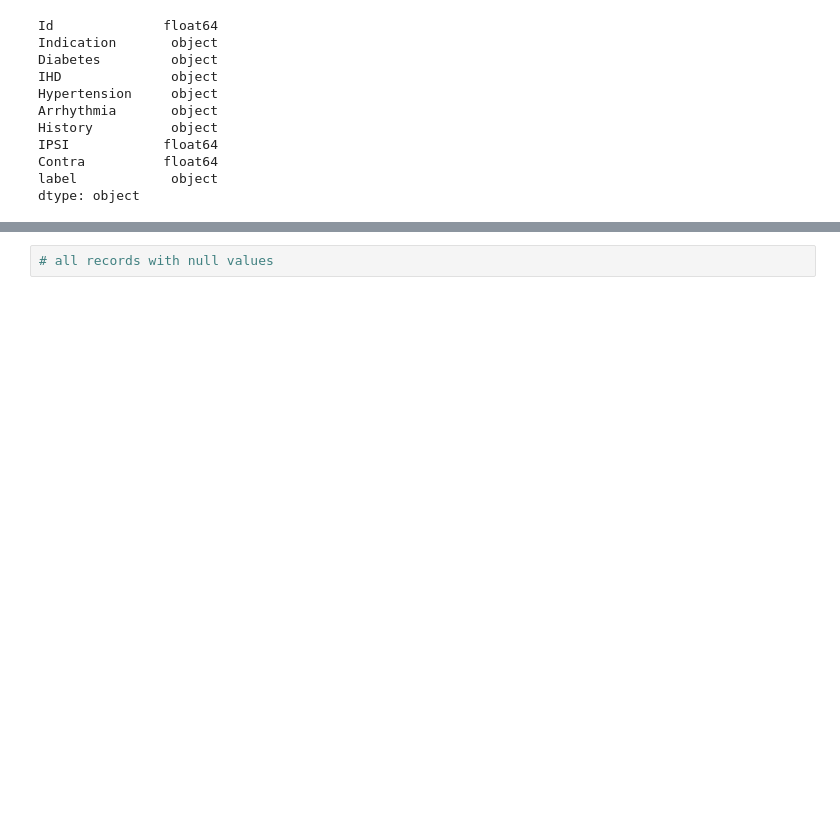
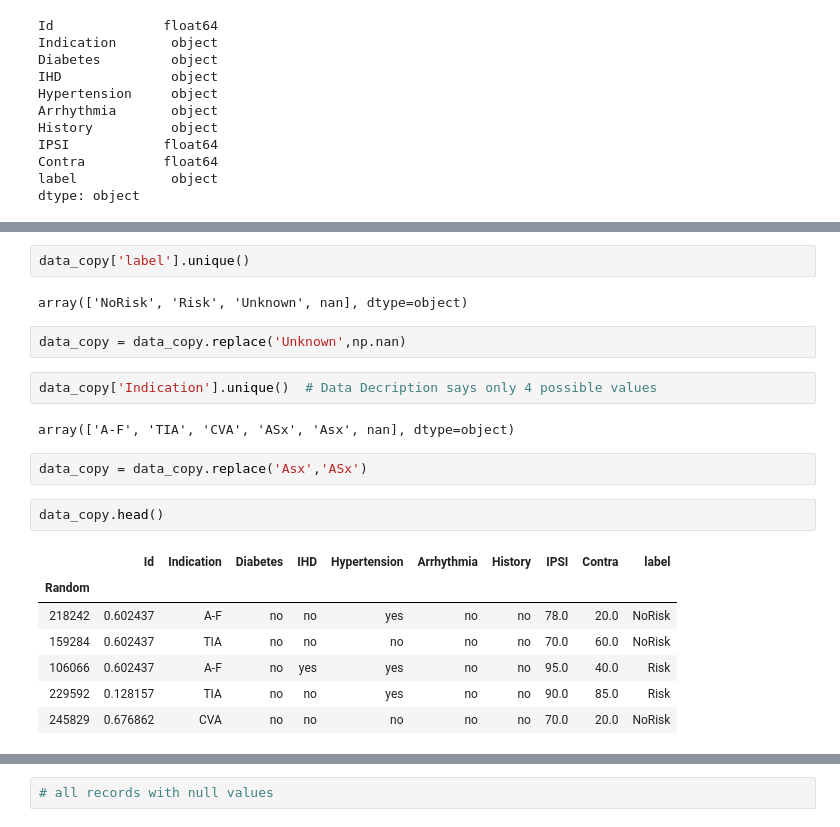
Before and after one commit to AntonyLeons/Data-Mining-ACW, a Jupyter notebook: Legacy_Data.ipynb, the cells around one changed output, grey strips where cells are left out. Saved outputs shown, nothing was run; the diff lists cells and outputs as text; blank space fills up the shorter version.

```diff
--- a/Legacy_Data.ipynb
+++ b/Legacy_Data.ipynb
@@ -148,3 +126,25 @@ Name: Diabetes, Length: 1520, dtype: bool
+# %%
+data_copy['label'].unique()
+# %% [output]
+array(['NoRisk', 'Risk', 'Unknown', nan], dtype=object)
+# %%
+data_copy = data_copy.replace('Unknown',np.nan)
+# %%
+data_copy['Indication'].unique()  # Data Decription says only 4 possible values
+# %% [output]
+array(['A-F', 'TIA', 'CVA', 'ASx', 'Asx', nan], dtype=object)
+# %%
+data_copy = data_copy.replace('Asx','ASx')
+# %%
+data_copy.head()
+# %% [output]
+|  | Id | Indication | Diabetes | IHD | Hypertension | Arrhythmia | History | IPSI | Contra | label |
+| Random |  |  |  |  |  |  |  |  |  |  |
+| 218242 | 0.602437 | A-F | no | no | yes | no | no | 78.0 | 20.0 | NoRisk |
+| 159284 | 0.602437 | TIA | no | no | no | no | no | 70.0 | 60.0 | NoRisk |
+| 106066 | 0.602437 | A-F | no | yes | yes | no | no | 95.0 | 40.0 | Risk |
+| 229592 | 0.128157 | TIA | no | no | yes | no | no | 90.0 | 85.0 | Risk |
+| 245829 | 0.676862 | CVA | no | no | no | no | no | 70.0 | 20.0 | NoRisk |
 # %%
 null_headings = data_copy.isnull().any()
 null_columns = data_copy.columns[null_headings]
```
Also changed, not shown: parts of 10 cells of this notebook.
